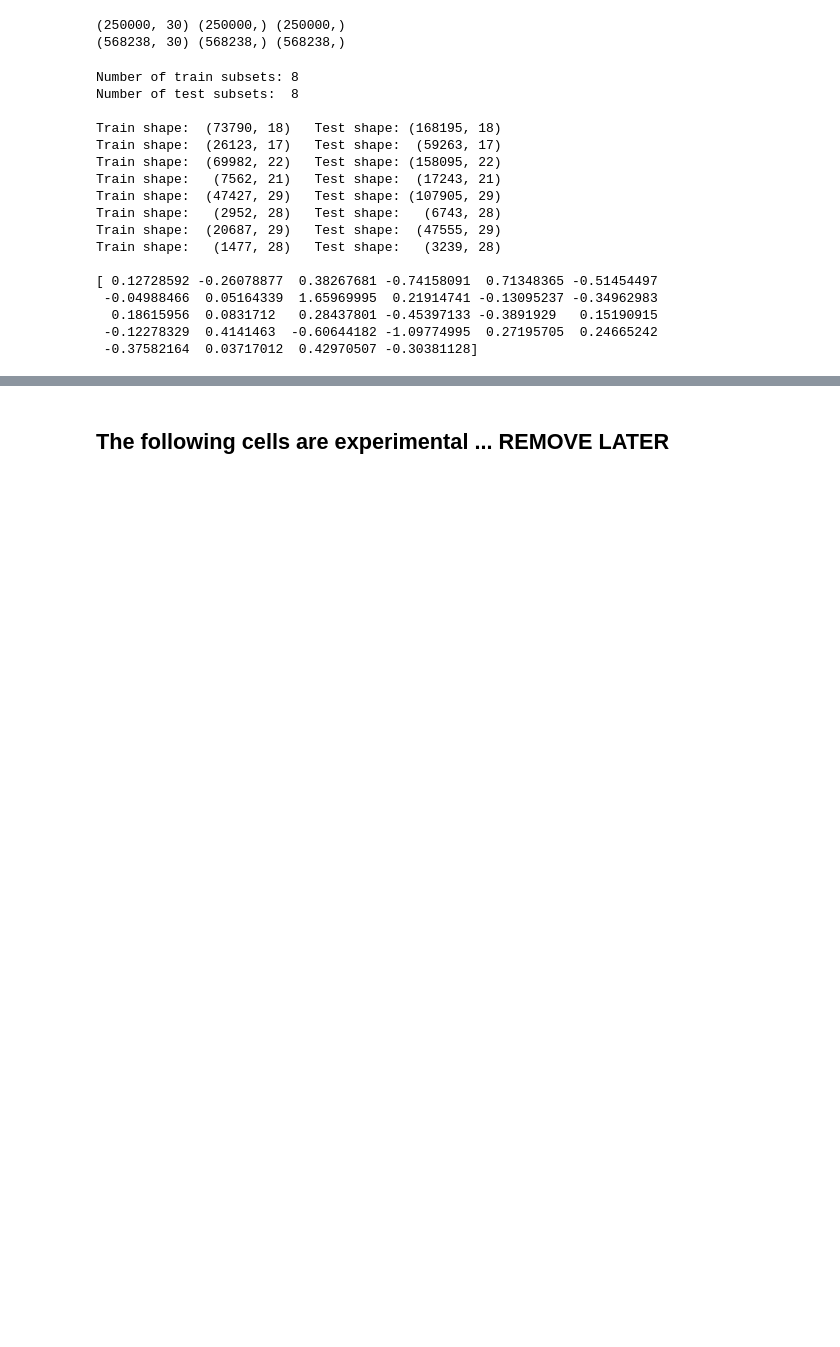
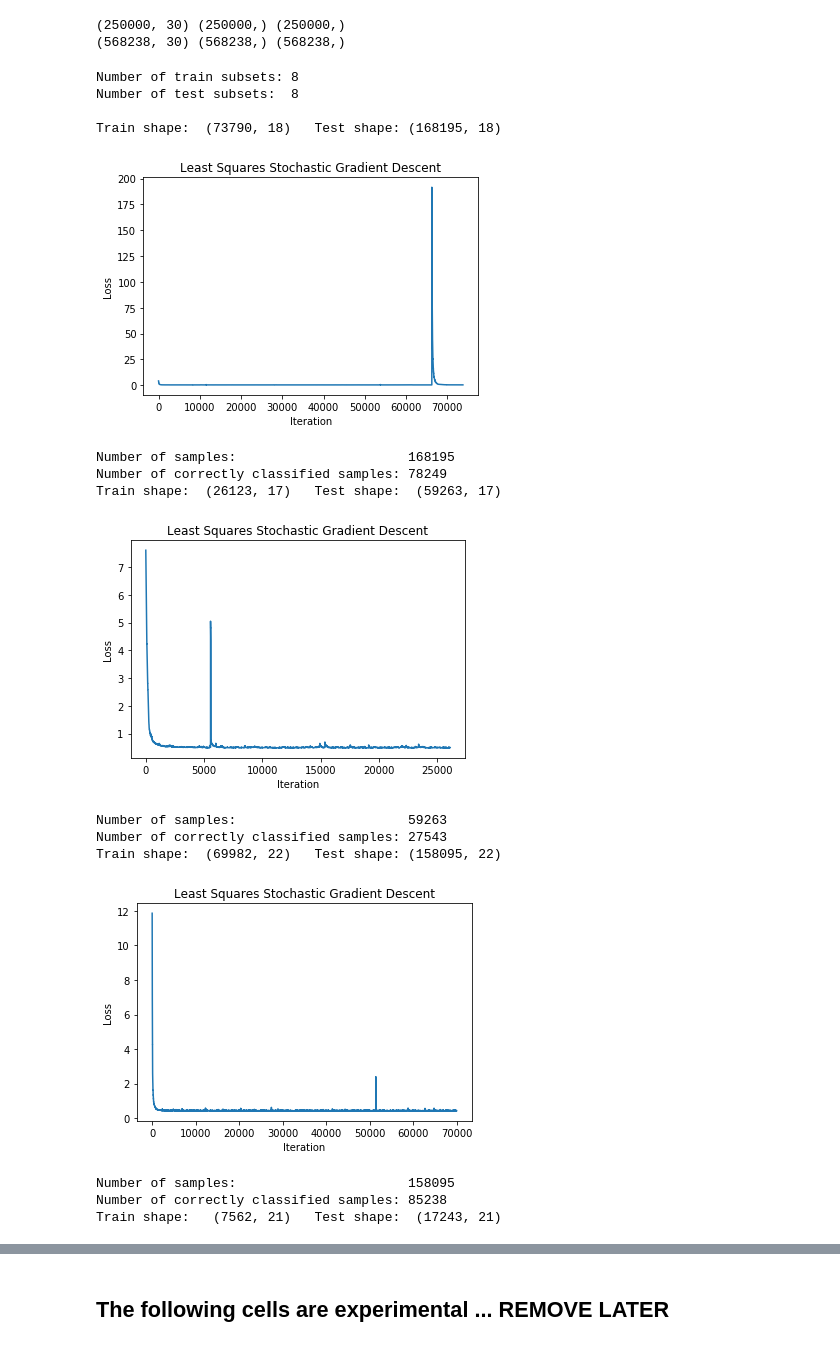
Before and after one commit to manjot4/ML_Project-1, a Jupyter notebook: main.ipynb, the cells around one changed output, grey strips where cells are left out. Drawn from its saved outputs; the diff is of its cells as text; code cells hidden in the pictures; blank space fills up the shorter version.

```diff
--- a/main.ipynb
+++ b/main.ipynb
@@ -19,54 +19,61 @@ print(X_test.shape, y_test.shape, ids_test.shape)
 from preprocessing import PRI_jet_num_split
 from preprocessing import standardize, minmax_normalize
 from preprocessing import clean_nan
-from models import least_squares_SGD
+from implementations import least_squares_SGD
+from scripts.helpers import predict_labels
+%matplotlib inline
 
 combine_vals = False
 
 train_subsets = PRI_jet_num_split(y_train, X_train, ids_train, combine_vals)
 test_subsets = PRI_jet_num_split(y_test, X_test, ids_test, combine_vals)
 
 print(f"Number of train subsets: { len(train_subsets) }")
 print(f"Number of test subsets:  { len(test_subsets) }")
 print()
 
 assert len(train_subsets) == len(test_subsets)
 
 num_subsets = len(train_subsets)
 
+ids = []
+y_pred = []
+
 for i in range(num_subsets):
     y_train_subset, X_train_subset, ids_train_subset = train_subsets[i]
     y_test_subset, X_test_subset, ids_test_subset = test_subsets[i]
 
     X_train_subset, X_test_subset = standardize(X_train_subset, X_test_subset)
 
     N, D = X_train_subset.shape
 
     initial_w = np.random.randn(D)
-    gamma = 0.03
+    gamma = 0.003
 
     print(f"Train shape: {str(X_train_subset.shape):>12}   Test shape: {str(X_test_subset.shape):>12}")
 
-print()
+    loss, w = least_squares_SGD(y_train_subset, X_train_subset, initial_w, 1, N, gamma)
+    labels = predict_labels(w, X_test_subset)
 
-loss, w = least_squares_SGD(y_train_subset, X_train_subset, initial_w, 20, 50, gamma)
+    print(f"Number of samples:                      { len(labels) }")
+    print(f"Number of correctly classified samples: { np.sum(labels - y_test_subset == 0) }")
 
-print(w)
+    ids.extend(ids_test_subset)
+    y_pred.extend(labels)
 # %% [output]
 Number of train subsets: 8
 Number of test subsets:  8
 
 Train shape:  (73790, 18)   Test shape: (168195, 18)
-Train shape:  (26123, 17)   Test shape:  (59263, 17)
-Train shape:  (69982, 22)   Test shape: (158095, 22)
-Train shape:   (7562, 21)   Test shape:  (17243, 21)
-Train shape:  (47427, 29)   Test shape: (107905, 29)
-Train shape:   (2952, 28)   Test shape:   (6743, 28)
-Train shape:  (20687, 29)   Test shape:  (47555, 29)
-Train shape:   (1477, 28)   Test shape:   (3239, 28)
-
-[ 0.12728592 -0.26078877  0.38267681 -0.74158091  0.71348365 -0.51454497
- -0.04988466  0.05164339  1.65969995  0.21914741 -0.13095237 -0.34962983
-  0.18615956  0.0831712   0.28437801 -0.45397133 -0.3891929   0.15190915
- -0.12278329  0.4141463  -0.60644182 -1.09774995  0.27195705  0.24665242
- -0.37582164  0.03717012  0.42970507 -0.30381128]
+[figure, added]
+Number of samples:                      168195
+Number of correctly classified samples: 78249
+Train shape:  (26123, 17)   Test shape:  (59263, 17)
+[figure, added]
+Number of samples:                      59263
+Number of correctly classified samples: 27543
+Train shape:  (69982, 22)   Test shape: (158095, 22)
+[figure, added]
+Number of samples:                      158095
+Number of correctly classified samples: 85238
+Train shape:   (7562, 21)   Test shape:  (17243, 21)
```
Also changed, not shown: parts of 1 cell of this notebook.
